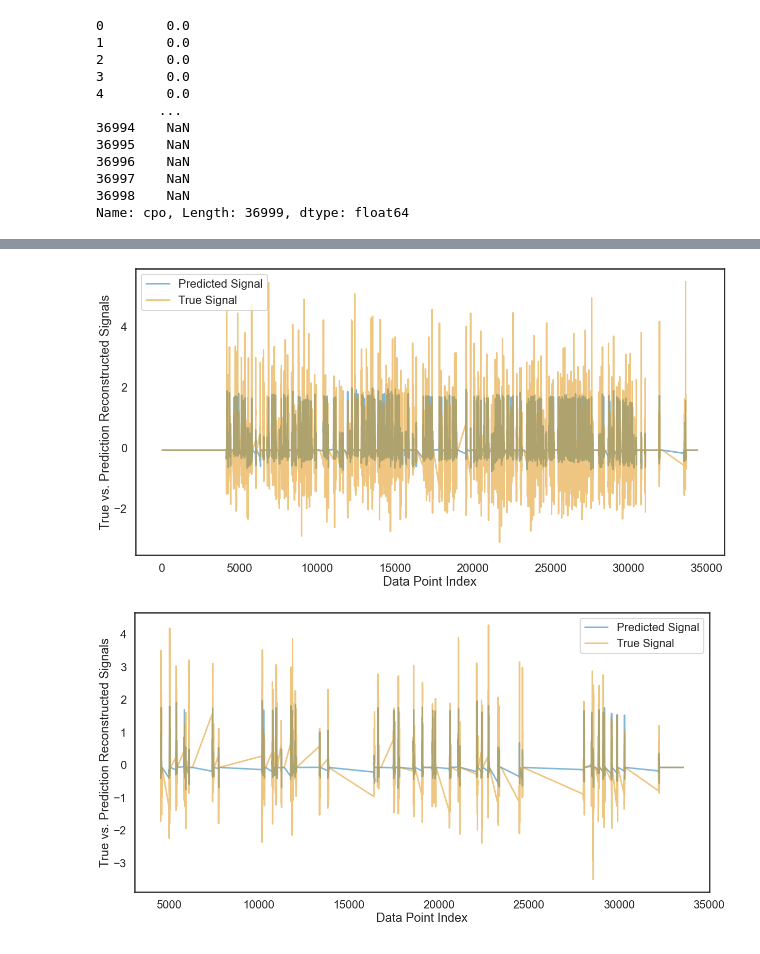
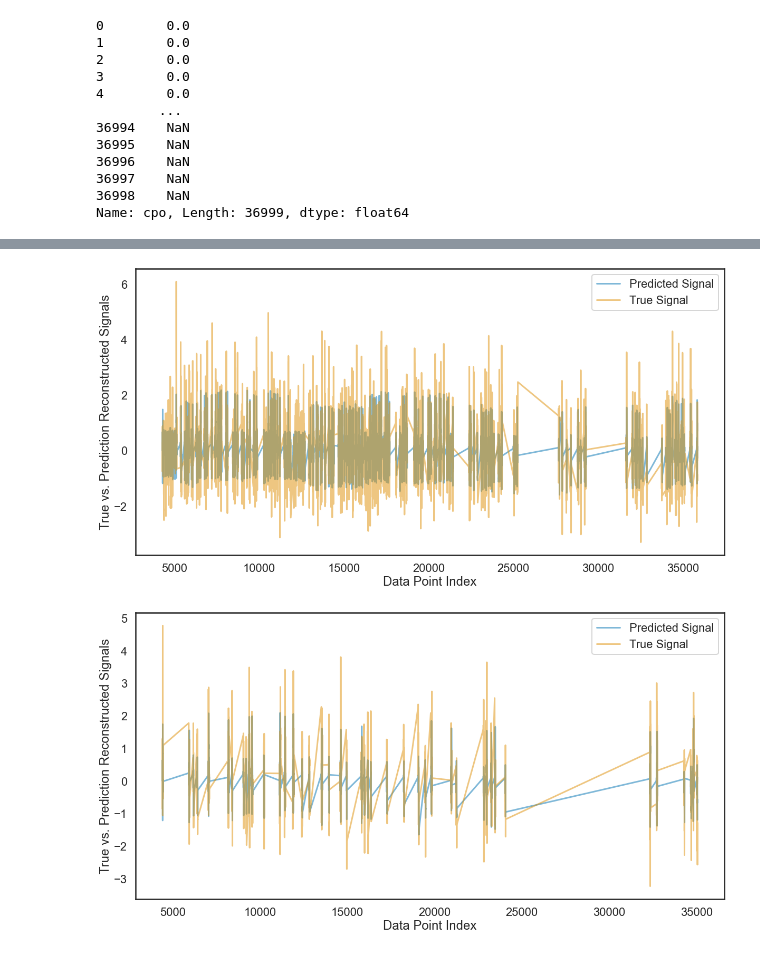
Before and after one commit to kimerein/sabatinilab-glm, a Jupyter notebook: example_run_7_downsampled.ipynb, the cells around one changed output, grey strips where cells are left out. Cells and saved outputs as stored; diff of their text form; code cells hidden in the pictures.

```diff
--- a/example_run_7_downsampled.ipynb
+++ b/example_run_7_downsampled.ipynb
@@ -141,10 +111,10 @@ dfrel['iBlock'].iloc[:].plot()
 # Timeshift all non-response columns forward and backward ts timesteps
 # %%
 
-dfrel = sglm_ez.timeshift_cols(dfrel, X_cols[2:], neg_order=-10, pos_order=10)
-X_cols_sftd = sglm_ez.add_timeshifts_to_col_list(X_cols, X_cols[2:], neg_order=-10, pos_order=10)
-# X_setup = sglm_ez.diff_cols(X_setup, ['A', 'B'])
-# X_setup = sglm_ez.setup_autoregression(X_setup, ['B'], 4)
+# dfrel = sglm_ez.timeshift_cols(dfrel, X_cols[2:], neg_order=-10, pos_order=10)
+# X_cols_sftd = sglm_ez.add_timeshifts_to_col_list(X_cols, X_cols[2:], neg_order=-10, pos_order=10)
+# # X_setup = sglm_ez.diff_cols(X_setup, ['A', 'B'])
+# # X_setup = sglm_ez.setup_autoregression(X_setup, ['B'], 4)
 
-dfrel = dfrel.dropna()
+# dfrel = dfrel.dropna()
 # %%
@@ -509,22 +384,11 @@ dfrel = dfrel*1
 print(dfrel)
 print(X_cols)
 
-neg_order = -30
-pos_order = 30
+neg_order = -20
+pos_order = 20
 
 
 dfrel = sglm_ez.timeshift_cols(dfrel, X_cols[2:], neg_order=neg_order, pos_order=pos_order)
-X_cols_sftd = sglm_ez.add_timeshifts_to_col_list(X_cols, X_cols[2:], neg_order=neg_order, pos_order=pos_order)
-
-print(dfrel.shape)
-print(X_cols_sftd)
-
-dfrel = dfrel.dropna()
-
-X_setup = dfrel[X_cols_sftd].copy()
-y_setup = dfrel[y_col].copy()
-
-X_setup.head()
 # %% [output]
        nTrial  nEndTrial  cpn  cpx  lpn  lpx   ll  rpn  rpx   rl   nr    r  \
 0         0.0        NaN  0.0  0.0  0.0  0.0  0.0  0.0  0.0  0.0  0.0  0.0
@@ -559,6 +439,13 @@ y_tr = y_setup[~holdout]
 X_te = X_setup[holdout]
 y_te = y_setup[holdout]
 
+tr_keep = (X_tr['nTrial'] != X_tr['nEndTrial'])
+te_keep = (X_te['nTrial'] != X_te['nEndTrial'])
+
+X_tr = X_tr[tr_keep]
+y_tr = y_tr[tr_keep]
+X_te = X_te[te_keep]
+y_te = y_te[te_keep]
 
 best_params = {'max_iter': 1000, 'alpha': 0.001, 'l1_ratio': 0.5, 'fit_intercept': True}
 glm = sglm_ez.fit_GLM(X_tr, y_tr, **best_params)
@@ -586,19 +470,19 @@ df[y_col].iloc[:].plot()
 # sglm_ez.reconstruct_signal(glm, X_te, y_te)
 # %%
 X_tr_nand = X_tr.copy()
-X_tr_nand[~tr_keep] = 0
+# X_tr_nand[~tr_keep] = 0
 X_te_nand = X_te.copy()
-X_te_nand[~te_keep] = 0
+# X_te_nand[~te_keep] = 0
 y_tr_nand = y_tr.copy()
-y_tr_nand[~tr_keep] = glm.intercept_
+# y_tr_nand[~tr_keep] = glm.intercept_
 y_te_nand = y_te.copy()
-y_te_nand[~te_keep] = glm.intercept_
+# y_te_nand[~te_keep] = glm.intercept_
 
 
 # sglm_ez.reconstruct_signal(glm, X_tr.iloc[5000:10000], y_tr.iloc[5000:10000])
 sglm_ez.reconstruct_signal(glm, X_tr_nand, y_tr_nand)
 # plt.plot(X_tr['nTrial'].diff())
 sglm_ez.reconstruct_signal(glm, X_te_nand, y_te_nand)
 # %% [output]
-[figure, old version]
+[figure, new version]
-[figure, old version]
+[figure, new version]
```
Also changed, not shown: parts of 37 cells of this notebook, 3 other files.
